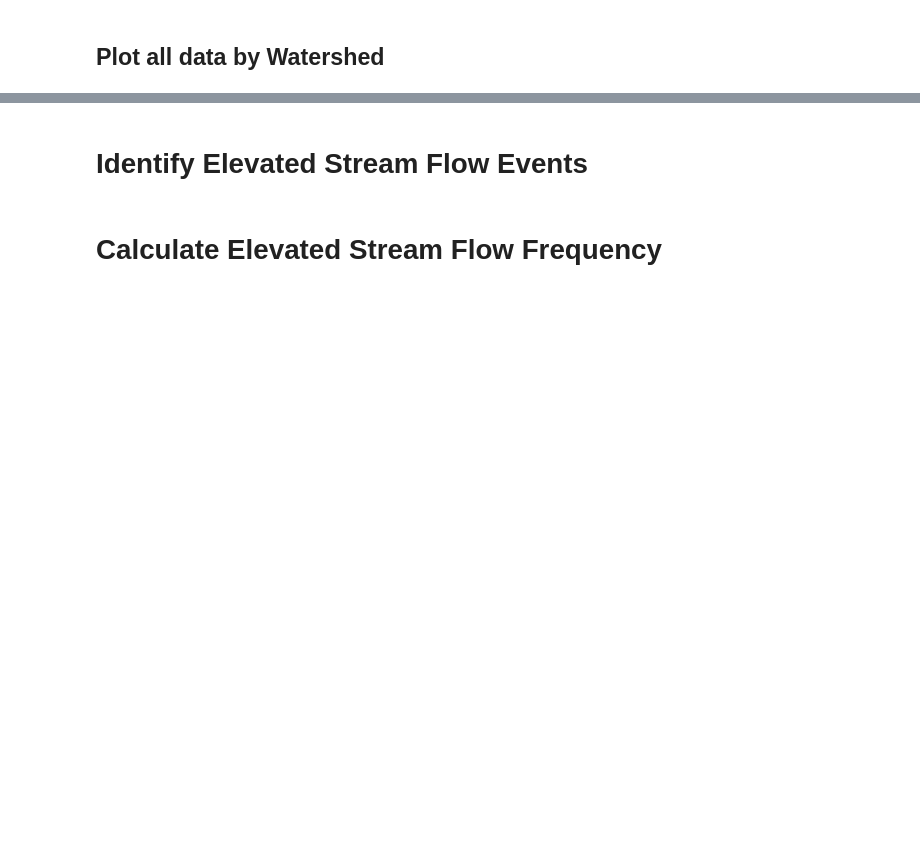
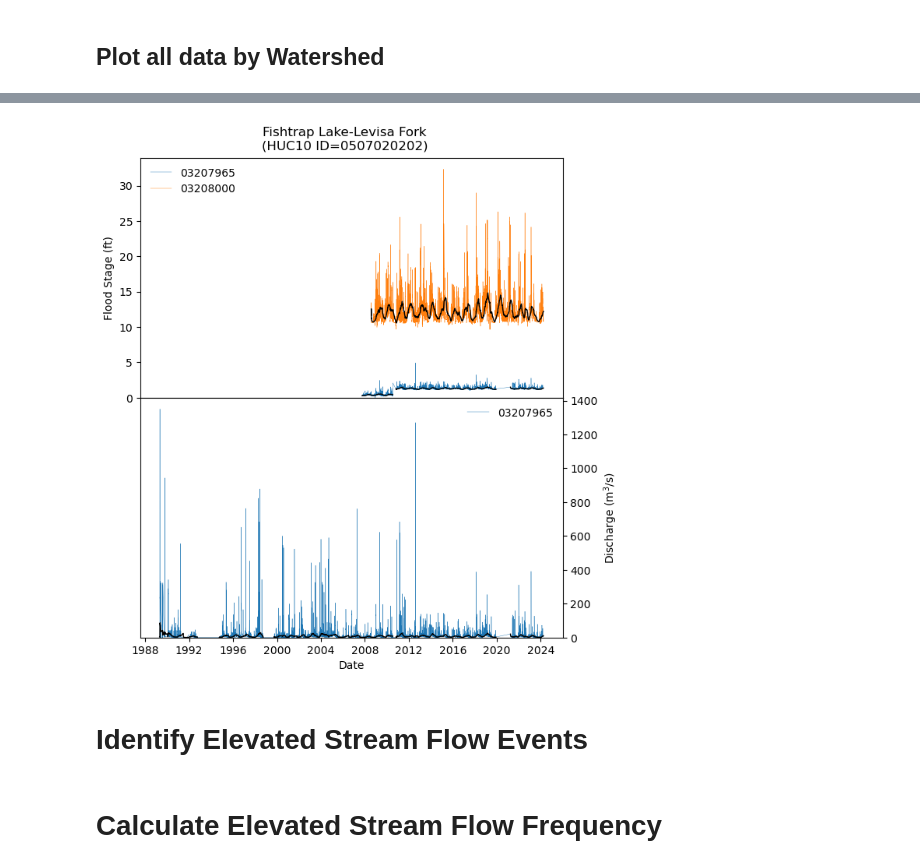
Before and after one commit to masseygeo/watersheds, a Jupyter notebook: ElevatedStreamFlowEvents/ElevatedStreamFlowEvents.ipynb, the cells around one changed output, grey strips where cells are left out. Cells and saved outputs as stored; diff of their text form; code cells hidden in the pictures; blank space fills up the shorter version.

```diff
--- a/ElevatedStreamFlowEvents/ElevatedStreamFlowEvents.ipynb
+++ b/ElevatedStreamFlowEvents/ElevatedStreamFlowEvents.ipynb
@@ -53,44 +155,101 @@ watersheds = df_gauges['huc10'].unique()
 # %%
-for watershed in watersheds:
+watersheds_with_gauges = gdf_gauges['huc10'].unique()
 
-    fig, ax1 = plt.subplots(figsize=(7,7))
+for watershed in watersheds_with_gauges:
 
-    ax2 = ax1.twinx()
+    watershed_gauges = gdf_gauges.loc[gdf_gauges['huc10'] == watershed]
+    watershed_name = gdf_watersheds.loc[gdf_watersheds['huc10'] == watershed, 'name'].values[0]
 
-    gauges = df_gauges.loc[df_gauges['huc10'] == watershed]
+    # check data availability
+    has_gh = any(watershed_gauges['gh'] == 1)
+    has_sf = any(watershed_gauges['sf'] == 1)
 
-    for index, row in gauges.iterrows():
+    # define number of subplot rows based on data availability
+    nrows = sum([has_gh, has_sf])
 
+    # handle gauges with no data (shouldn't be any with preprocessing)
+    if nrows == 0:
+        continue
+
+    # define subplots based on nrows count above
+    fig, ax = plt.subplots(nrows=nrows, ncols=1, sharex=True, figsize=(7, 4*nrows))
+
+    # iterate through watershed_gauges...
+    for index, row in watershed_gauges.iterrows():
+
+        # specific gauge
         gauge = row['site_no']
 
-        if row['gh_ind'] == 1:
+        # gauge height data...
+        if row['gh'] == 1:
 
-            gaugeheight_path = glob.glob(f'../Datasets/stream_gauges/GageHeight/*{gauge}*.csv')[0]
+            # path to data file
+            gaugeheight_path = glob.glob(f'../Data/stream_gauges/gauge_height/{gauge}*.csv')[0]
 
+            # read data as dataframe, with datetime dtype
             df_gh = pd.read_csv(gaugeheight_path, parse_dates=['datetime'])
 
-            df_gh.drop(index=0, inplace=True)
+            df_gh.drop(columns=df_gh.columns[[0,1,3,5]], inplace=True)
 
-            ax1.plot(df_gh['datetime'], df_gh.iloc[:,4], label=f'{gauge}, flood stage')
+            # plot gauge height onto subplot
+            ax[0].plot(df_gh['datetime'], df_gh.iloc[:,1], linewidth=0.3, label=f'{gauge}')
 
-        if row['sf_ind'] == 1:
+            # moving average and confidence interval...
+            df_gh.set_index('datetime', inplace=True)
+            rolling = df_gh.iloc[:,0].rolling(window='90D', min_periods=10)
+            df_gh['ma'] = rolling.mean()
+            df_gh['std'] = rolling.std()
 
-            streamflow_path = glob.glob(f'../Datasets/stream_gauges/Streamflow/*{gauge}*.csv')[0]
+            alpha = 0.05
+            df_gh['df'] = rolling.count() - 1
+            df_gh['t_critical'] = df_gh['df'].apply(lambda x: t.ppf(1 - alpha/2, x) if x > 0 else np.nan)
+            df_gh['moe'] = df_gh['t_critical'] * df_gh['std'] / np.sqrt(rolling.count())
+            df_gh['upperci'] = df_gh['ma'] + df_gh['moe']
+            # df_gh['lowerci'] = df_gh['ma'] - df_gh['moe']
 
+            ax[0].plot(df_gh.index, df_gh['upperci'], linewidth=1, color='k')
+            # ax[0].fill_between(df_gh.index, df_gh['upperci'], df_gh['lowerci'], alpha=0.2, where=~df_gh['moe'].isna())
+
+
+        # streamflow data...
+        if row['sf'] == 1:
+            streamflow_path = glob.glob(f'../Data/stream_gauges/Streamflow/{gauge}*.csv')[0]
             df_sf = pd.read_csv(streamflow_path, parse_dates=['datetime'])
+            df_sf.drop(columns=df_sf.columns[[0,1,3,5]], inplace=True)
+            ax[1].plot(df_sf['datetime'], df_sf.iloc[:,1], linewidth=0.3, label=f'{gauge}')
 
-            df_sf.drop(index=0, inplace=True)
+            # moving average and confidence interval...
+            df_sf.set_index('datetime', inplace=True)
+            rolling = df_sf.iloc[:,0].rolling(window='90D', min_periods=10)
+            df_sf['ma'] = rolling.mean()
+            df_sf['std'] = rolling.std()
 
-            ax2.plot(df_sf['datetime'], df_sf.iloc[:,4], label=f'{gauge}, discharge')
+            alpha = 0.05
+            df_sf['df'] = rolling.count() - 1
+            df_sf['t_critical'] = df_sf['df'].apply(lambda x: t.ppf(1 - alpha/2, x) if x > 0 else np.nan)
+            df_sf['moe'] = df_sf['t_critical'] * df_sf['std'] / np.sqrt(rolling.count())
+            df_sf['upperci'] = df_sf['ma'] + df_sf['moe']
+            # df_gh['lowerci'] = df_gh['ma'] - df_gh['moe']
 
-    ax1.set_xlabel('Date')
+            ax[1].plot(df_sf.index, df_sf['upperci'], linewidth=1, color='k')
 
-    ax1.set_ylabel('Flood Stage (ft)')
+    # if nrows == 1:
 
-    ax2.set_ylabel('Discharge (m3/s)')
+    # if nrows > 1:
+    ax[0].legend(frameon=False)
+    ax[0].tick_params(labelbottom=False)
+    ax[0].set_ylim(bottom=0)
+    ax[0].set_ylabel('Flood Stage (ft)')
 
-    ax1.set_title(f'Stream Gauge Data for HUC10 Waterhed {watershed}')
+    ax[1].legend(frameon=False)
+    ax[1].set_xlabel('Date')
+    ax[1].set_ylim(bottom=0)
+    ax[1].yaxis.tick_right()
+    ax[1].yaxis.set_label_position('right')
+    ax[1].set_ylabel('Discharge (m$^3$/s)')
 
+    plt.subplots_adjust(hspace=0)
+    plt.suptitle(f'{watershed_name}\n(HUC10 ID={watershed})', y=0.93)
     plt.show()
 
     break
@@ -99,3 +257,4 @@ NameError: name 'watersheds' is not defined
+[figure, added]
 # %% [markdown]
 # Identify Elevated Stream Flow Events
 # %% [markdown]
```
Also changed, not shown: parts of 16 cells of this notebook, 11 other files.
